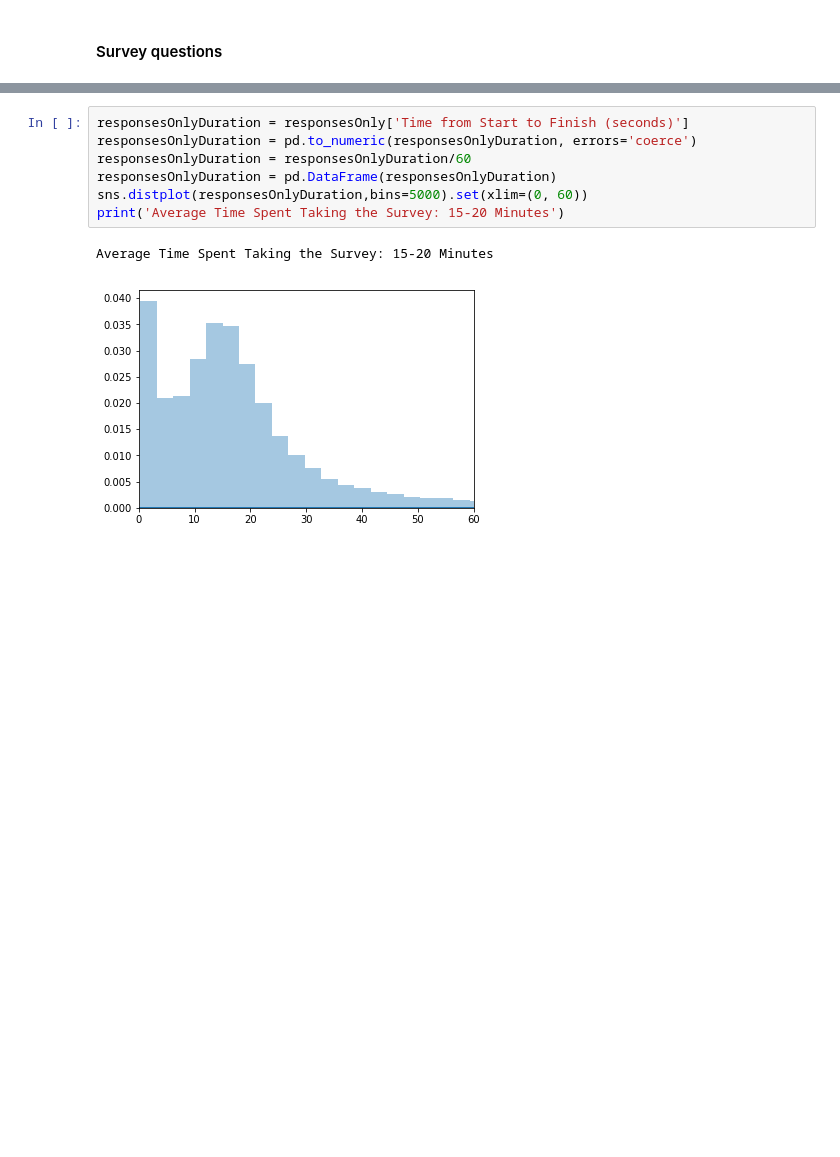
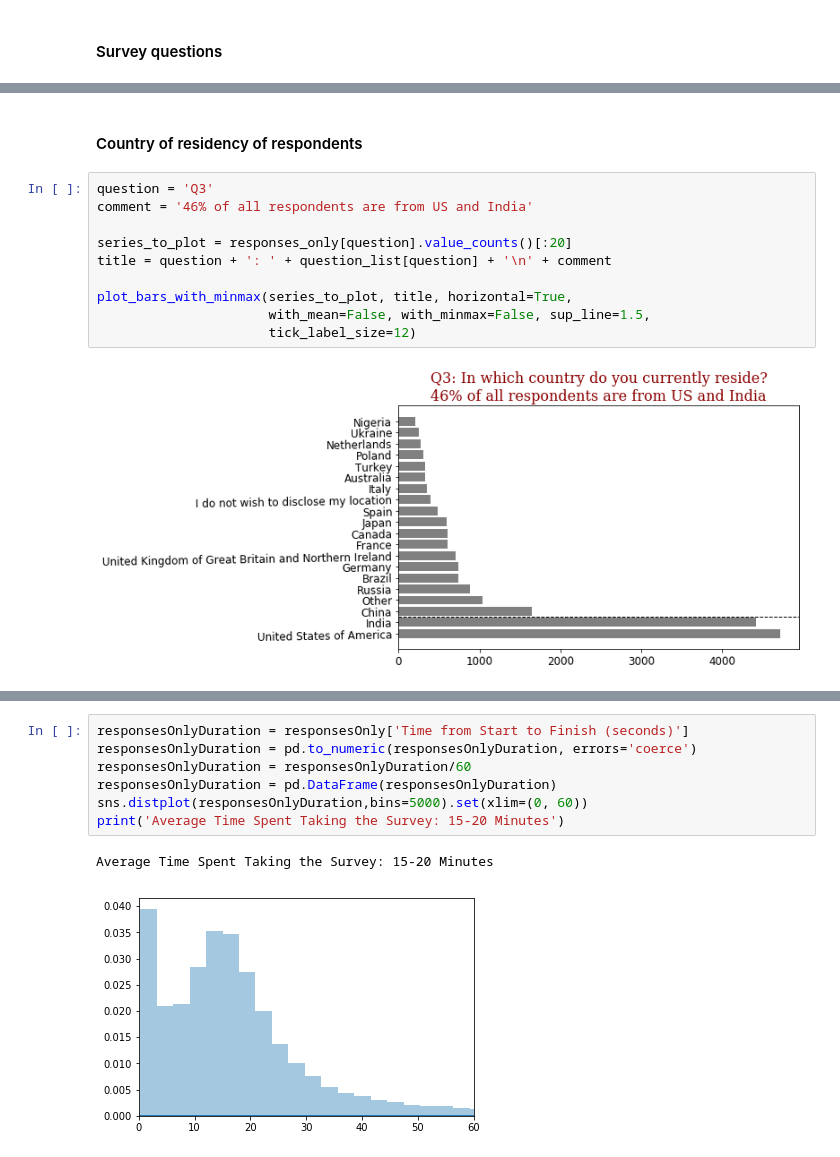
Before and after one commit to stepan-o/data-science-program-design, a Jupyter notebook: data-science-program-design.ipynb, the cells around one changed output, grey strips where cells are left out. Drawn from its saved outputs; the diff is of its cells as text; blank space fills up the shorter version.

```diff
--- a/data-science-program-design.ipynb
+++ b/data-science-program-design.ipynb
@@ -174,0 +353,14 @@ Index(['Time from Start to Finish (seconds)', 'Q1', 'Q1_OTHER_TEXT', 'Q2',
+# %% [markdown]
+#### Country of residency of respondents
+# %%
+question = 'Q3'
+comment = '46% of all respondents are from US and India'
+
+series_to_plot = responses_only[question].value_counts()[:20]
+title = question + ': ' + question_list[question] + '\n' + comment
+
+plot_bars_with_minmax(series_to_plot, title, horizontal=True,
+                      with_mean=False, with_minmax=False, sup_line=1.5,
+                      tick_label_size=12)
+# %% [output]
+[figure, added]
```
Also changed, not shown: parts of 46 cells of this notebook.
